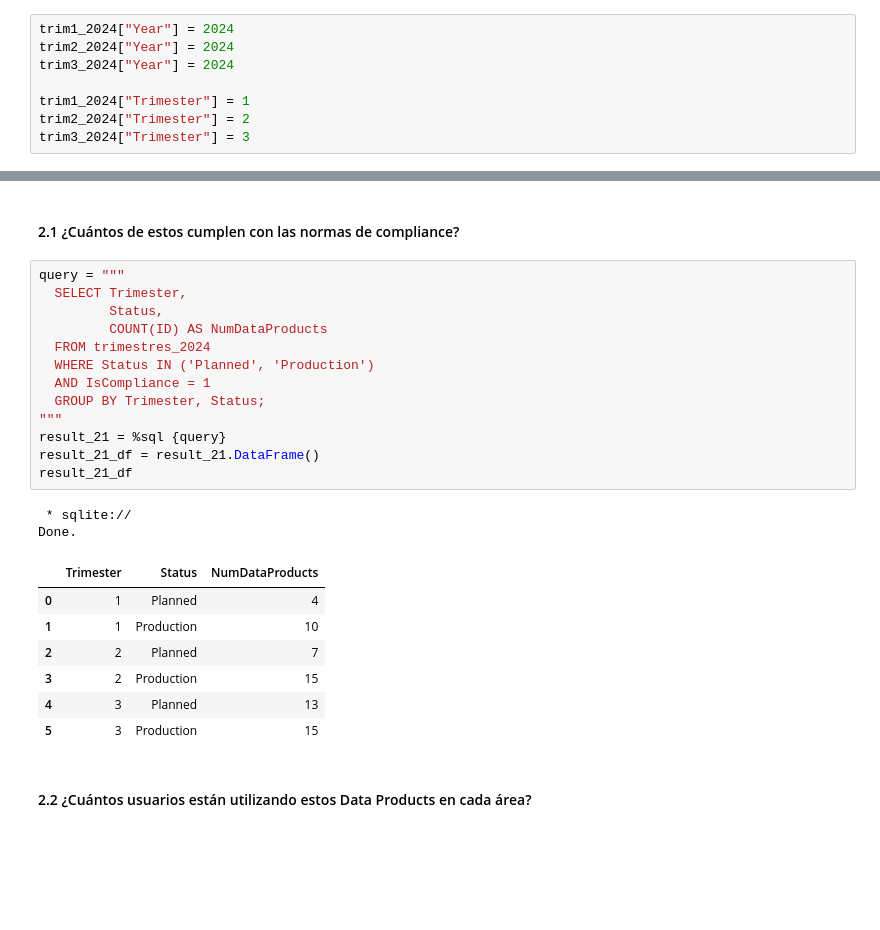
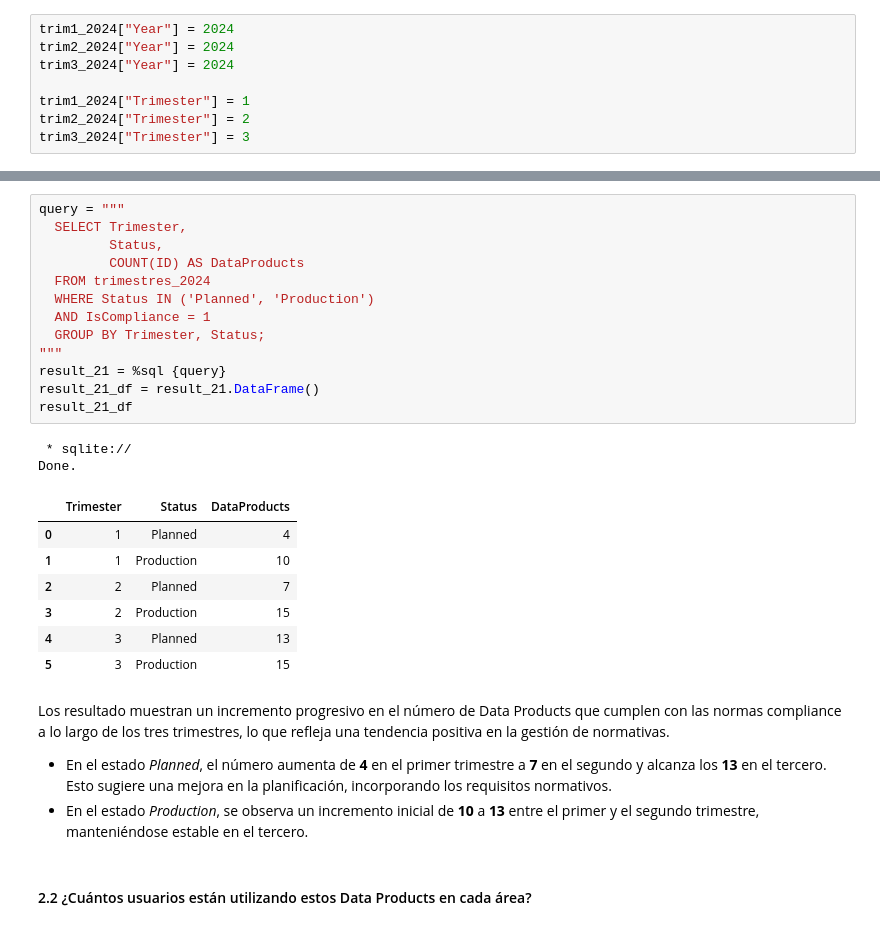
Before and after one commit to tvarmar/PEIA_P1_Hogwarts_DataProducts, a Jupyter notebook: TaniaEvoraVargasMartinez-ProgramacionEntornosIA-Python.ipynb, the cells around one changed output, grey strips where cells are left out. Cells and saved outputs as stored; diff of their text form; blank space fills up the shorter version.

```diff
--- a/TaniaEvoraVargasMartinez-ProgramacionEntornosIA-Python.ipynb
+++ b/TaniaEvoraVargasMartinez-ProgramacionEntornosIA-Python.ipynb
@@ -278,28 +269,30 @@ Done.
-# %% [markdown]
-#### 2.1 ¿Cuántos de estos cumplen con las normas de compliance?
 # %%
 query = """
   SELECT Trimester,
          Status,
-         COUNT(ID) AS NumDataProducts
+         COUNT(ID) AS DataProducts
   FROM trimestres_2024
   WHERE Status IN ('Planned', 'Production')
   AND IsCompliance = 1
   GROUP BY Trimester, Status;
 """
 result_21 = %sql {query}
 result_21_df = result_21.DataFrame()
 result_21_df
 # %% [output]
  * sqlite://
 Done.
-|  | Trimester | Status | NumDataProducts |
+|  | Trimester | Status | DataProducts |
 | 0 | 1 | Planned | 4 |
 | 1 | 1 | Production | 10 |
 | 2 | 2 | Planned | 7 |
 | 3 | 2 | Production | 15 |
 | 4 | 3 | Planned | 13 |
 | 5 | 3 | Production | 15 |
+# %% [markdown]
+Los resultado muestran un incremento progresivo en el número de Data Products que cumplen con las normas compliance a lo largo de los tres trimestres, lo que refleja una tendencia positiva en la gestión de normativas.
+- En el estado *Planned*, el número aumenta de **4** en el primer trimestre a **7** en el segundo y alcanza los **13** en el tercero. Esto sugiere una mejora en la planificación, incorporando los requisitos normativos.
+- En el estado *Production*, se observa un incremento inicial de **10** a **13** entre el primer y el segundo trimestre, manteniéndose estable en el tercero.
 # %% [markdown]
 #### 2.2 ¿Cuántos usuarios están utilizando estos Data Products en cada área?
 # %%
```
Also changed, not shown: parts of 19 cells of this notebook, 1 other file.
